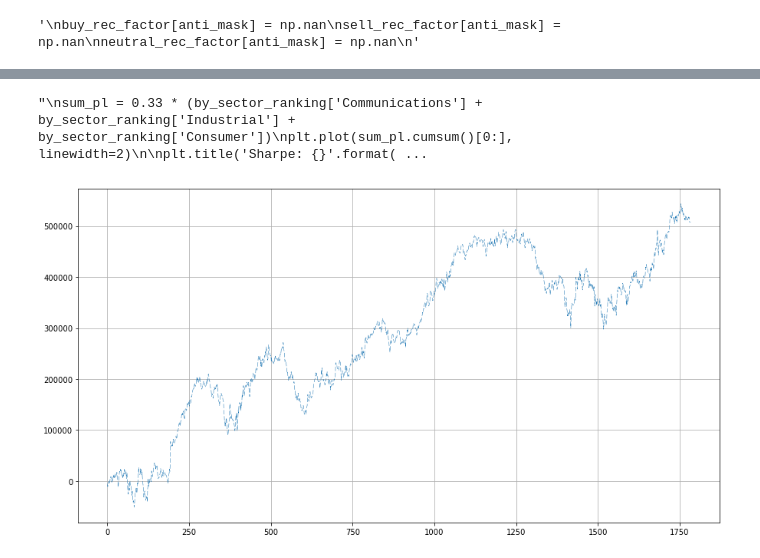
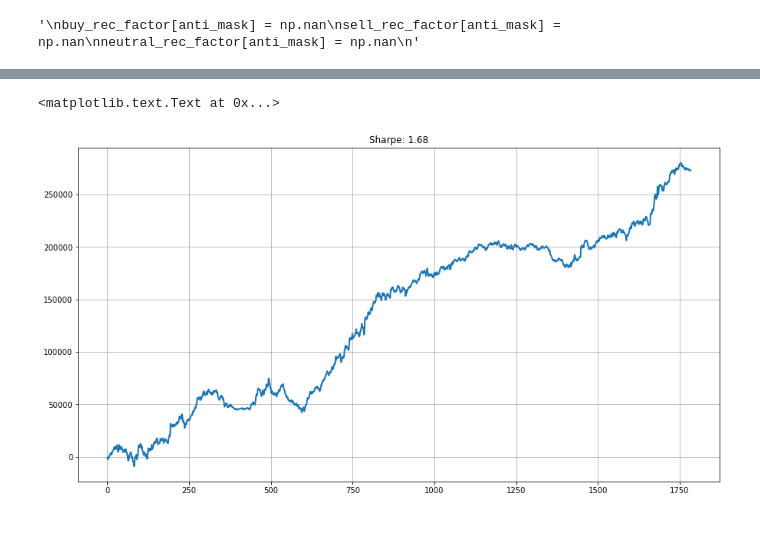
Before and after one commit to TumanovEvgeny/Quantheano, a Jupyter notebook: examples/RNN_driven_strategy(FRACTREND+FUNDBAKER)-Copy1.ipynb, the cells around one changed output, grey strips where cells are left out. Drawn from its saved outputs; the diff is of its cells as text; code cells hidden in the pictures; blank space fills up the shorter version.

Commit message:
FF example ranking complete

```diff
--- a/examples/RNN_driven_strategy(FRACTREND+FUNDBAKER)-Copy1.ipynb
+++ b/examples/RNN_driven_strategy(FRACTREND+FUNDBAKER)-Copy1.ipynb
@@ -285,5 +297,7 @@ try:
     len(by_sector_ranking)
 except NameError:
     by_sector_ranking = {}
-# %%
-by_sector_ranking[sectors_need[0]] = strategy_returns_arr
+# %%
+by_sector_ranking[sector_need] = strategy_returns_arr
+by_sector_ranking[sector_need+'with_conf'] = strategy_returns_arr2
+by_sector_ranking[sector_need + 'mval'] = mval2
@@ -289,0 +308,22 @@ by_sector_ranking[sectors_need[0]] = strategy_returns_arr
+# %%
+sector_sum = ['Consumer', 'Industrial', 'Communications' ,\
+              'GICS_HealthCare', 'GICS_ConsumerDiscretionary', 'GICS_ConsumerStaples']
+# %%
+plt.figure(figsize=(15, 8))
+plt.grid()
+
+sum_pl = np.copy(by_sector_ranking[sector_sum[0] + 'with_conf'])
+sum_mval = np.copy(by_sector_ranking[sector_sum[0] + 'mval'])
+#plt.plot(by_sector_ranking[sector_sum[0] + 'with_conf'].cumsum())
+
+for k in sector_sum[1:]:
+    sum_pl += by_sector_ranking[k + 'with_conf']
+    sum_mval += by_sector_ranking[k + 'mval']
+    #plt.plot(by_sector_ranking[k + 'with_conf'].cumsum())
+
+
+plt.plot((sum_pl / len(sector_sum)).cumsum()[0:], linewidth=2)
+
+plt.plot((sum_mval[0:] / len(sector_sum)), '--', linewidth=1)
+
+plt.title('Sharpe: {}'.format(round(sharpe(sum_pl), 2)))
@@ -290,17 +333,11 @@ by_sector_ranking[sectors_need[0]] = strategy_returns_arr
 # %%
-
 plt.figure(figsize=(15, 8))
 plt.grid()
 
-for k, v in list(by_sector_ranking.items()):
-    plt.plot(v.cumsum()[0:], '--', linewidth=0.5)
 
-"""
-sum_pl = 0.33 * (by_sector_ranking['Communications'] + by_sector_ranking['Industrial'] + by_sector_ranking['Consumer'])
-plt.plot(sum_pl.cumsum()[0:], linewidth=2)
+plt.plot((sum_pl / len(sector_sum)).cumsum()[0:], linewidth=2)
 
 plt.title('Sharpe: {}'.format(round(sharpe(sum_pl), 2)))
-"""
 # %% [output]
-"\nsum_pl = 0.33 * (by_sector_ranking['Communications'] + by_sector_ranking['Industrial'] + by_sector_ranking['Consumer'])\nplt.plot(sum_pl.cumsum()[0:], linewidth=2)\n\nplt.title('Sharpe: {}'.format( ...
+<matplotlib.text.Text at 0x...>
-[figure, old version]
+[figure, new version]
```
Also changed, not shown: parts of 31 cells of this notebook.
